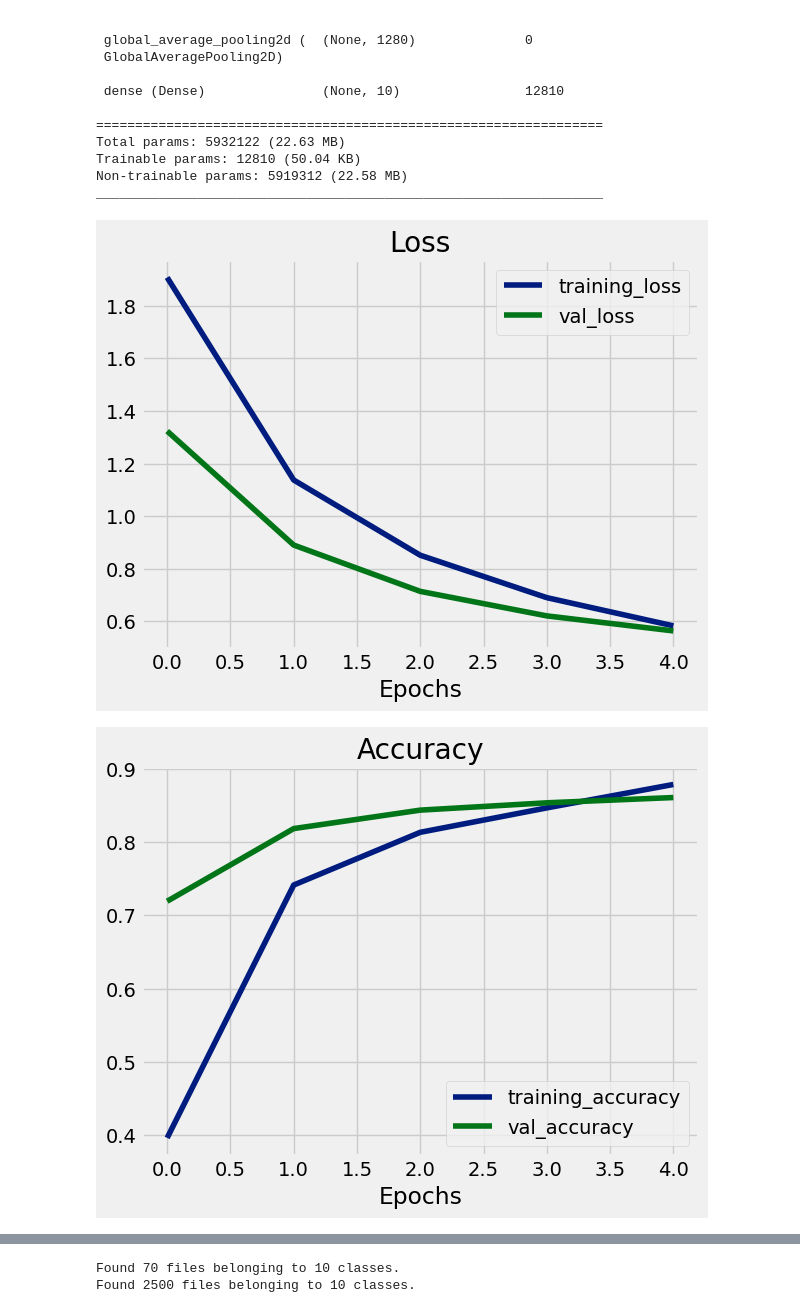
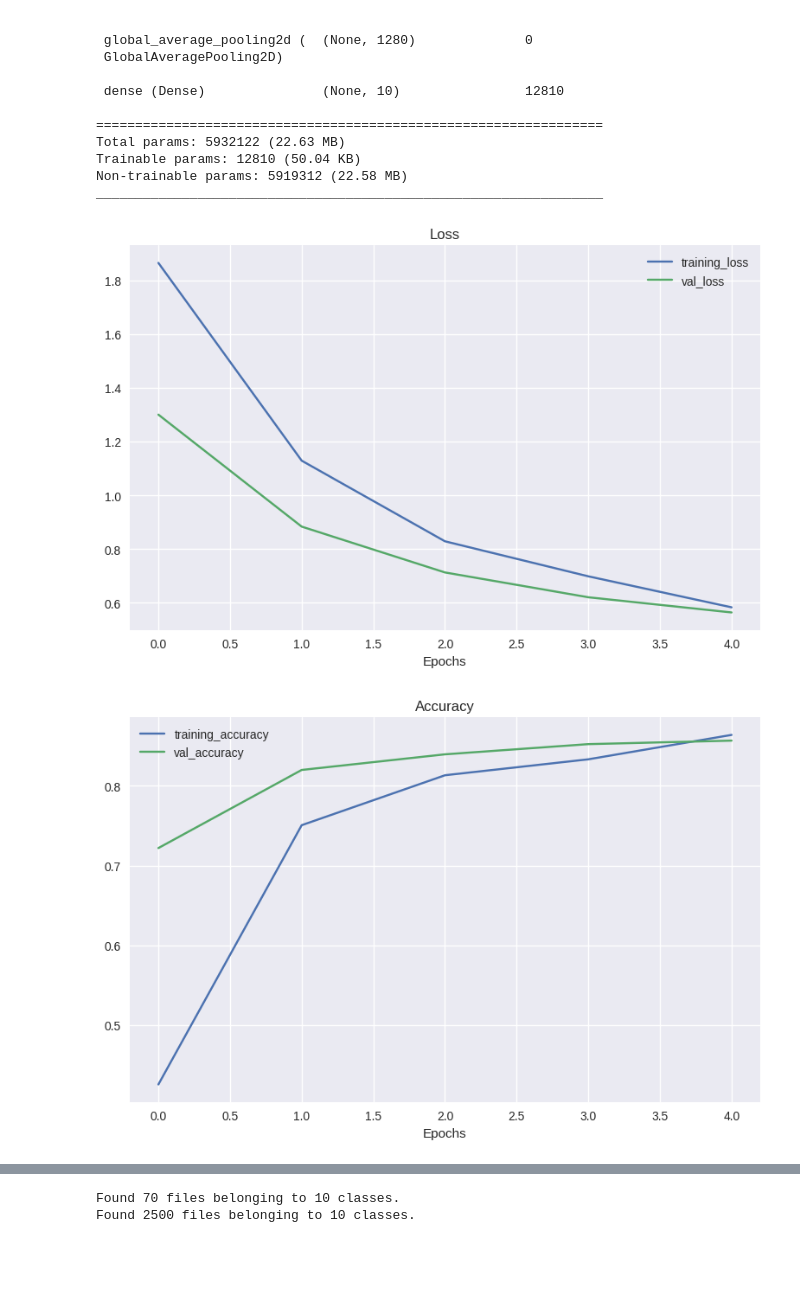
Before and after one commit to dibkb/tensorflow-udemy, a Jupyter notebook: Fine_Tuning.ipynb, the cells around one changed output, grey strips where cells are left out. Drawn from its saved outputs; the diff is of its cells as text; code cells hidden in the pictures; blank space fills up the shorter version.

```diff
--- a/Fine_Tuning.ipynb
+++ b/Fine_Tuning.ipynb
@@ -30,6 +30,7 @@ def plot_history(model_history):
   plt.title('Loss')
   plt.xlabel('Epochs')
   plt.legend()
+  plt.tight_layout()
 
    # Plot accuracy
   plt.figure()
@@ -38,6 +39,7 @@ def plot_history(model_history):
   plt.title('Accuracy')
   plt.xlabel('Epochs')
   plt.legend()
+  plt.tight_layout()
 # %%
 # Get 10% of the data of the 10 classes
 !wget https://storage.googleapis.com/ztm_tf_course/food_vision/10_food_classes_10_percent.zip
@@ -167,11 +169,11 @@ Trainable params: 12810 (50.04 KB)
 Non-trainable params: 5919312 (22.58 MB)
 _________________________________________________________________
 # %%
-plt.style.use('seaborn-dark-palette')
+plt.style.use('seaborn')
 plot_history(model_zero_history)
 # %% [output]
-[figure, old version]
+[figure, new version]
-[figure, old version]
+[figure, new version]
 # %%
 # Model 1
 
```
Also changed, not shown: parts of 15 cells of this notebook.
